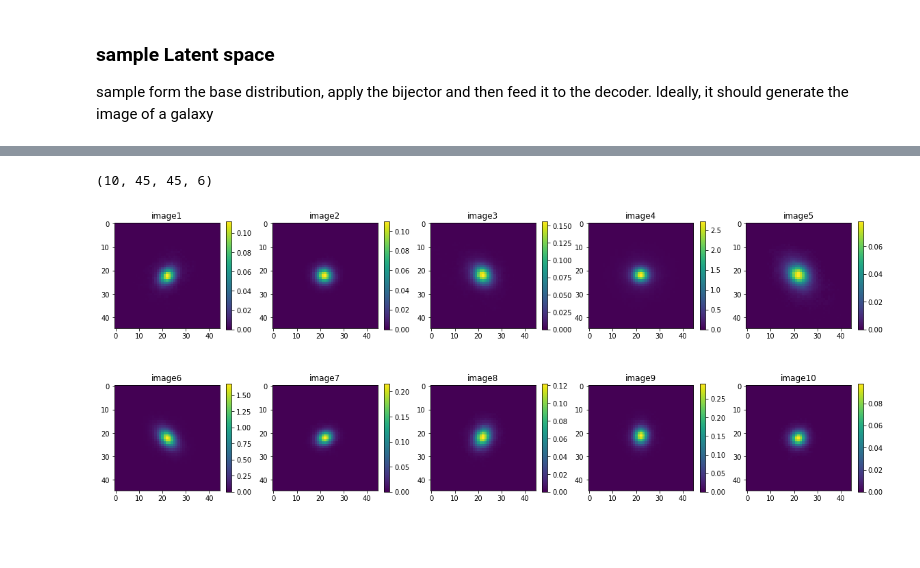
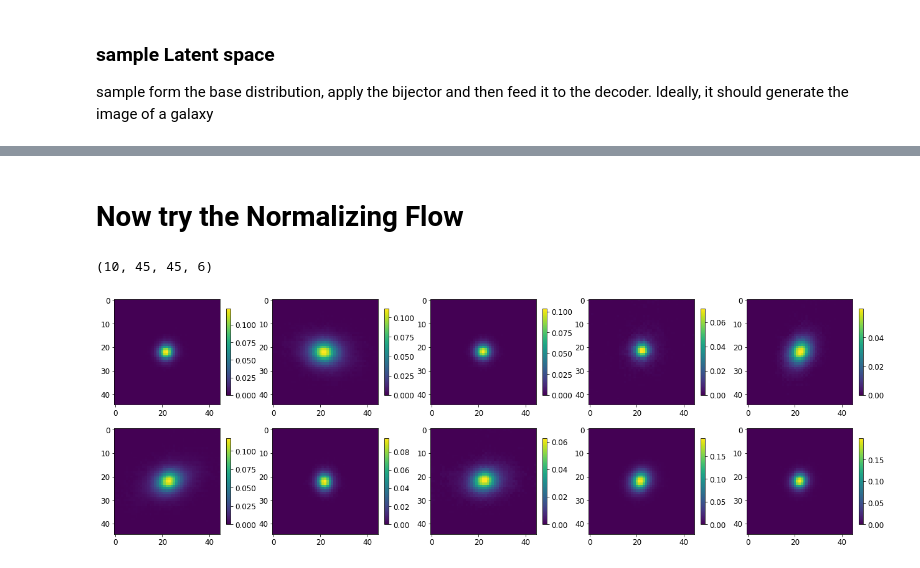
Before and after one commit to b-biswas/MADNESS-legacy, a Jupyter notebook: notebooks/simulations.ipynb, the cells around one changed output, grey strips where cells are left out. Drawn from its saved outputs; the diff is of its cells as text; code cells hidden in the pictures; blank space fills up the shorter version.

```diff
--- a/notebooks/simulations.ipynb
+++ b/notebooks/simulations.ipynb
@@ -70,9 +69,9 @@ sample form the base distribution, apply the bijector and then feed it to the de
 Ideally, it should generate the image of a galaxy
 # %%
 zdist = tfd.Independent(
-        tfd.Normal(loc=tf.zeros(10), scale=1), reinterpreted_batch_ndims=1
+        tfd.Normal(loc=tf.zeros(latent_dim), scale=1), reinterpreted_batch_ndims=1
     )
-base_sample = zdist.sample(10)
+base_sample = zdist.sample(100000)
 # %%
 sampled_data = flow_net.td.sample(100000).numpy()
 data =[]
@@ -87,0 +89,2 @@ Text(0, 0.5, 'distribution')
+# %%
+prior_simulation = flow_net.decoder(zdist.sample(10, seed=11)).numpy()
@@ -87,0 +95,13 @@ Text(0, 0.5, 'distribution')
+# %%
+fig, axs = plt.subplots(2, 5, figsize=(22,7))
+
+for plot_row in range(2):
+    for plot_col in range(5):
+        im = axs[plot_row][plot_col].imshow(prior_simulation[plot_row*5+plot_col, :, :, 2])
+        cbar = fig.colorbar(im, ax=axs[plot_row][plot_col], shrink=0.8)
+        cbar.ax.tick_params(labelsize=12)
+        axs[plot_row][plot_col].tick_params(axis='both', which='major', labelsize=12)
+        #axs[plot_row][plot_col].set_title("image" + str(plot_row*5+plot_col+1))
+
+plt.savefig("results/prior_simulations")
+plt.savefig("results/prior_simulations.pdf", bbox_inches = 'tight')
@@ -88,17 +110,24 @@ Text(0, 0.5, 'distribution')
+# %% [markdown]
+# Now try the Normalizing Flow
 # %%
-simulation = flow_net.decoder(flow_net.td.sample(10)).mean().numpy()
+simulation = flow_net.decoder(flow_net.td.sample(10, seed=11)).numpy()
 # %%
 np.shape(simulation)
 # %% [output]
 (10, 45, 45, 6)
 # %%
-fig, axs = plt.subplots(2, 5, figsize=(20,8))
+fig, axs = plt.subplots(2, 5, figsize=(22,7))
 
 for plot_row in range(2):
     for plot_col in range(5):
 
         im = axs[plot_row][plot_col].imshow(simulation[plot_row*5+plot_col, :, :, 2])
-        fig.colorbar(im, ax=axs[plot_row][plot_col], shrink=0.8)
-        axs[plot_row][plot_col].set_title("image" + str(plot_row*5+plot_col+1))
+        cbar = fig.colorbar(im, ax=axs[plot_row][plot_col], shrink=0.8)
+        cbar.ax.tick_params(labelsize=12)
+        axs[plot_row][plot_col].tick_params(axis='both', which='major', labelsize=12)
+        #axs[plot_row][plot_col].set_title("image" + str(plot_row*5+plot_col+1))
+
+plt.savefig("results/nf_simulations")
+plt.savefig("results/nf_simulations.pdf", bbox_inches = 'tight')
 # %% [output]
-[figure, old version]
+[figure, new version]
```
Also changed, not shown: parts of 6 cells of this notebook, 10 other files.
